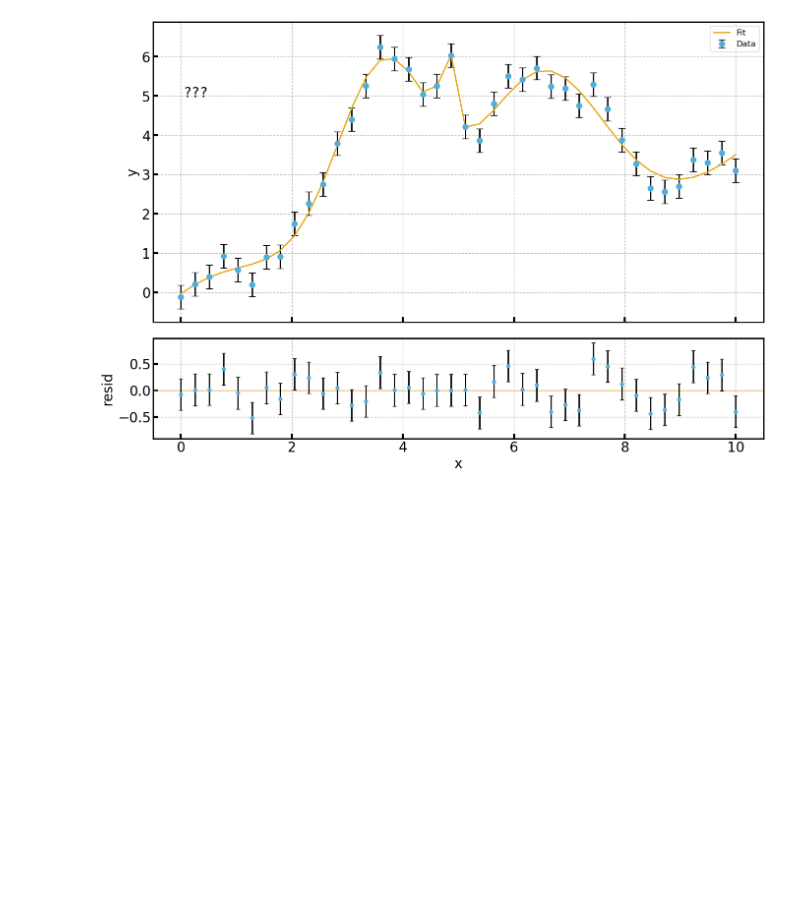
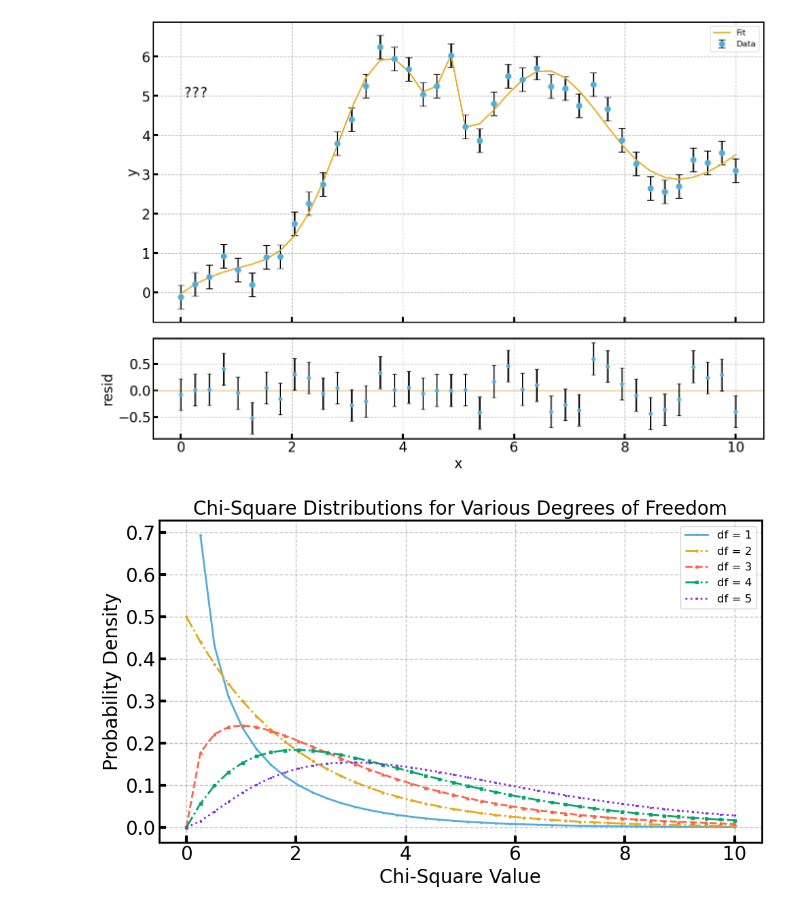
Before and after one commit to KUcyans/MeteoFormer, a Jupyter notebook: FitExample.ipynb, the cells around one changed output. Drawn from its saved outputs; the diff is of its cells as text; code cells hidden in the pictures; blank space fills up the shorter version.

```diff
--- a/FitExample.ipynb
+++ b/FitExample.ipynb
@@ -338,3 +356,24 @@ fit_5g_lin = CompositeModelFit(
 fit_5g_lin.plot_fit(show_text=False)
 # %% [output]
 [figure]
+# %%
+from scipy.stats import chi2
+
+def plot_chi_square_distributions():
+    dofs = [1, 2, 3, 4, 5]
+
+    fig, ax = plt.subplots(figsize=(10, 6))
+
+    for dof in dofs:
+        pdf = chi2.pdf(x, df=dof)   # probability density function
+        ax.plot(x, pdf, label=f'df = {dof}')
+
+    ax.set_title('Chi-Square Distributions for Various Degrees of Freedom')
+    ax.set_xlabel('Chi-Square Value')
+    ax.set_ylabel('Probability Density')
+    ax.legend()
+    plt.tight_layout()
+    plt.show()
+plot_chi_square_distributions()
+# %% [output]
+[figure, added]
```
Also changed, not shown: parts of 4 cells of this notebook, 3 other files.
